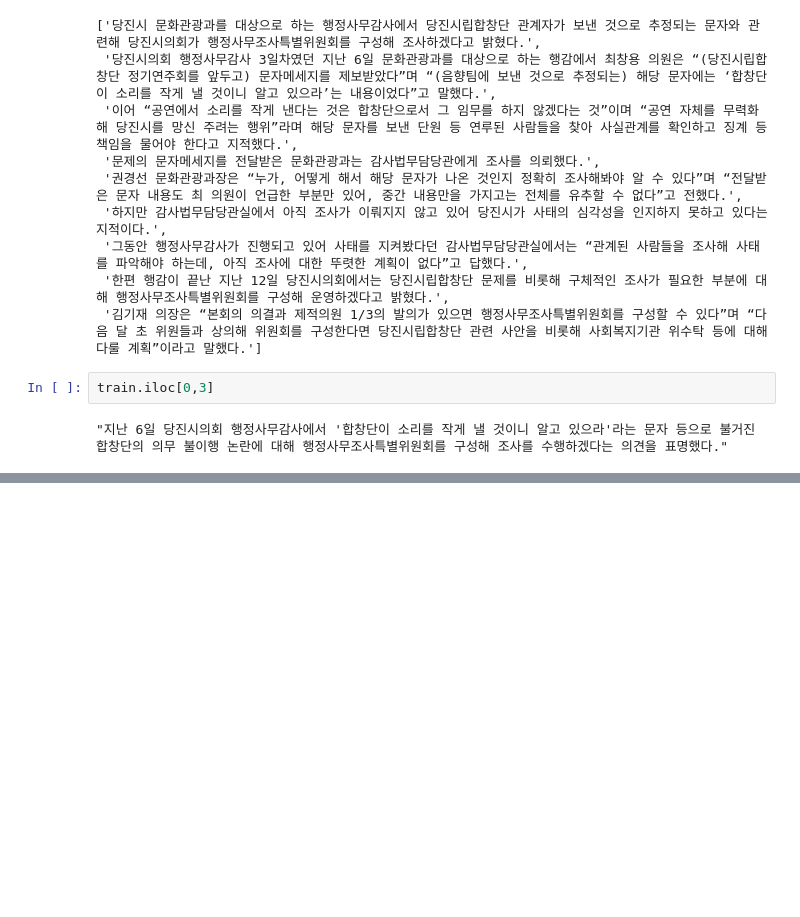
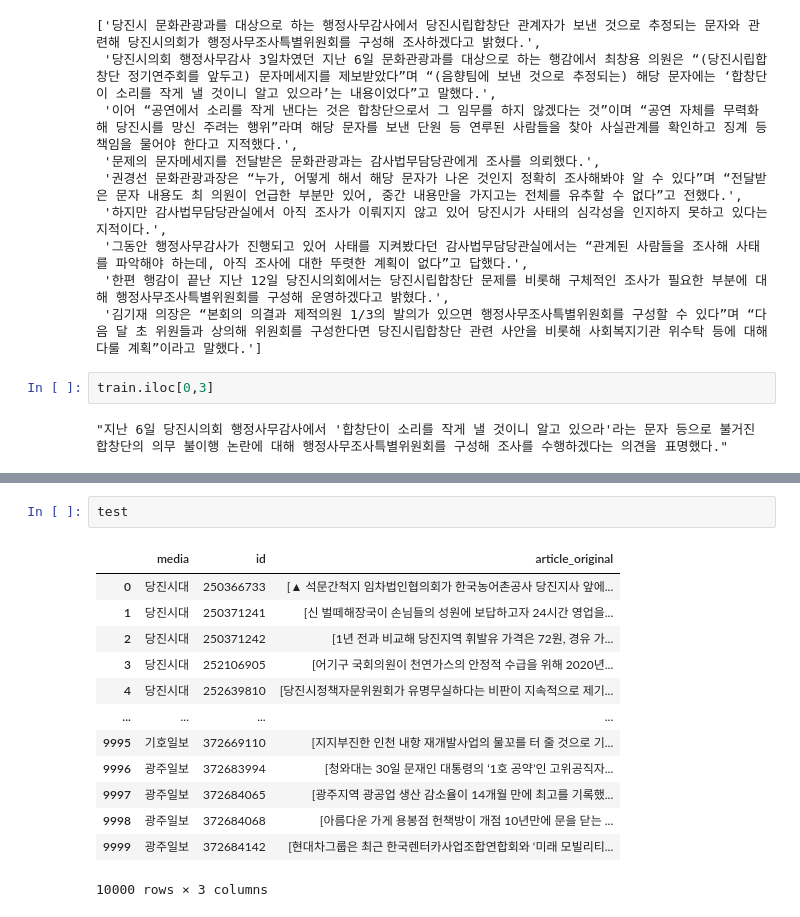
Before and after one commit to daewonyoon/misc, a Jupyter notebook: 2020/11_dacon_text_summary_sentence_choice/eda/eda_0000.ipynb, the cells around one changed output, grey strips where cells are left out. Drawn from its saved outputs; the diff is of its cells as text; blank space fills up the shorter version.

```diff
--- a/2020/11_dacon_text_summary_sentence_choice/eda/eda_0000.ipynb
+++ b/2020/11_dacon_text_summary_sentence_choice/eda/eda_0000.ipynb
@@ -52,0 +105,16 @@ train.iloc[0,3]
+# %%
+test
+# %% [output]
+|  | media | id | article_original |
+| 0 | 당진시대 | 250366733 | [▲ 석문간척지 임차법인협의회가 한국농어촌공사 당진지사 앞에... |
+| 1 | 당진시대 | 250371241 | [신 벌떼해장국이 손님들의 성원에 보답하고자 24시간 영업을... |
+| 2 | 당진시대 | 250371242 | [1년 전과 비교해 당진지역 휘발유 가격은 72원, 경유 가... |
+| 3 | 당진시대 | 252106905 | [어기구 국회의원이 천연가스의 안정적 수급을 위해 2020년... |
+| 4 | 당진시대 | 252639810 | [당진시정책자문위원회가 유명무실하다는 비판이 지속적으로 제기... |
+| ... | ... | ... | ... |
+| 9995 | 기호일보 | 372669110 | [지지부진한 인천 내항 재개발사업의 물꼬를 터 줄 것으로 기... |
+| 9996 | 광주일보 | 372683994 | [청와대는 30일 문재인 대통령의 ‘1호 공약’인 고위공직자... |
+| 9997 | 광주일보 | 372684065 | [광주지역 광공업 생산 감소율이 14개월 만에 최고를 기록했... |
+| 9998 | 광주일보 | 372684068 | [아름다운 가게 용봉점 헌책방이 개점 10년만에 문을 닫는 ... |
+| 9999 | 광주일보 | 372684142 | [현대차그룹은 최근 한국렌터카사업조합연합회와 ‘미래 모빌리티... |
+10000 rows × 3 columns
```
Also changed, not shown: parts of 7 cells of this notebook, 4 other files.
